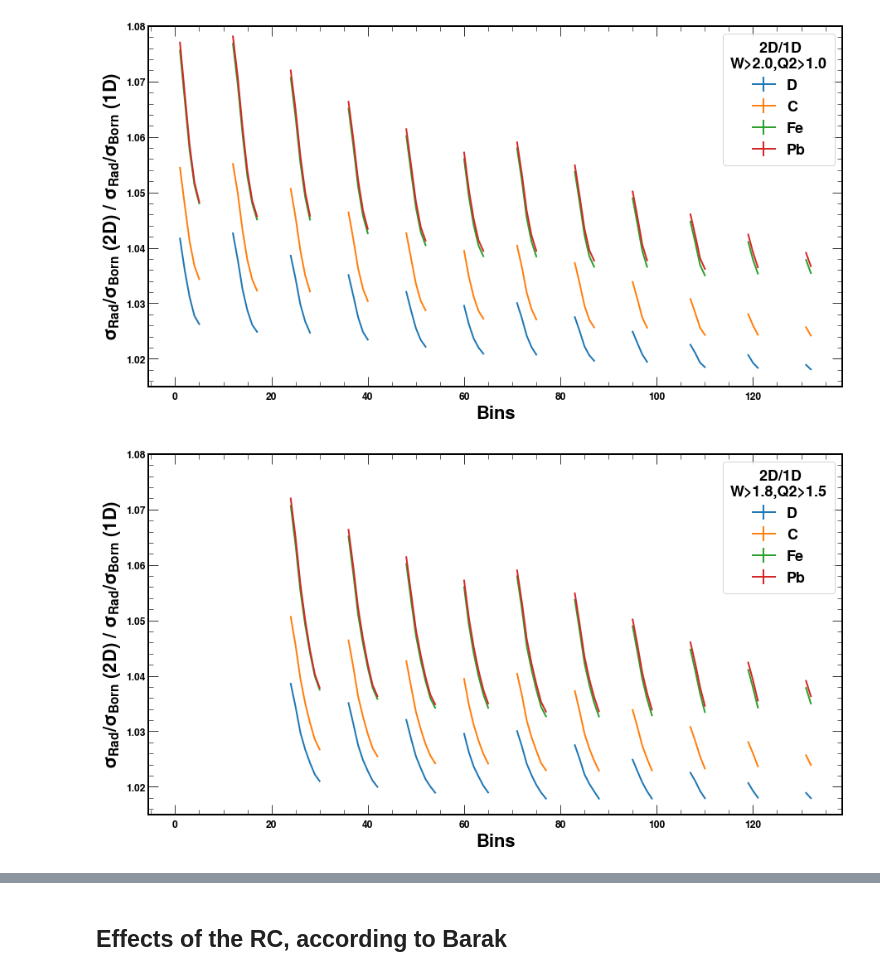
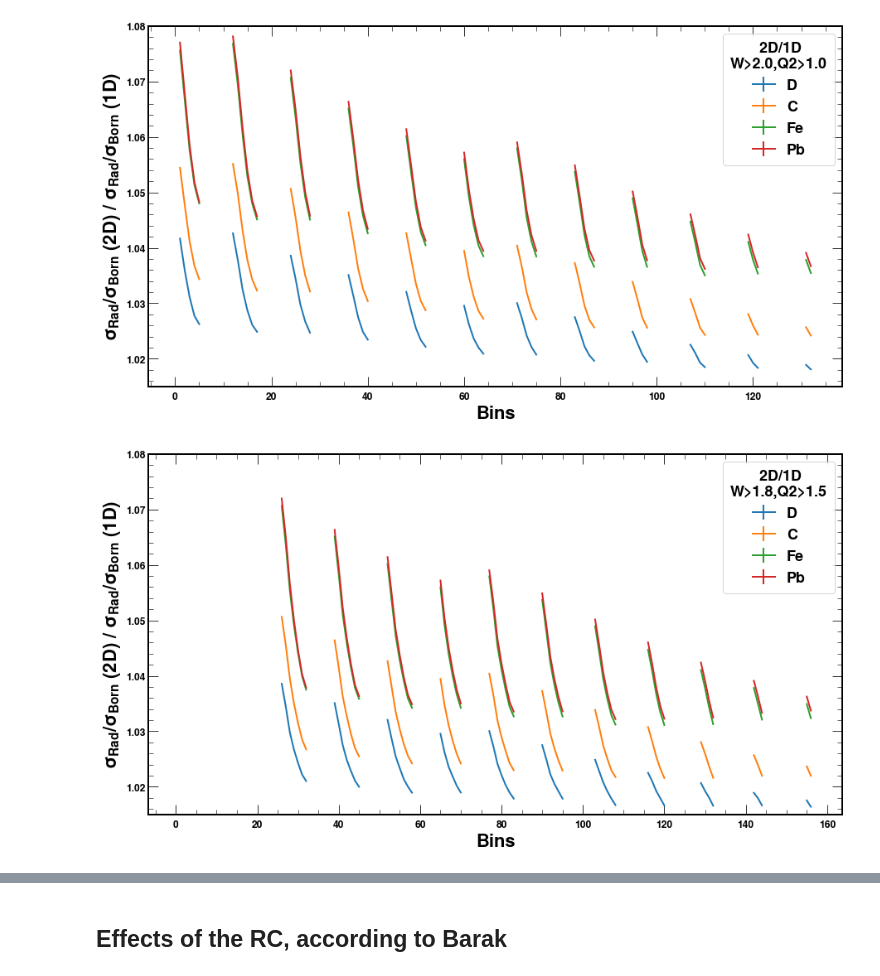
Before and after one commit to smoranvas/RC_studies, a Jupyter notebook: RC_studies.ipynb, the cells around one changed output, grey strips where cells are left out. Saved outputs shown, nothing was run; the diff lists cells and outputs as text; code cells hidden in the pictures.

```diff
--- a/RC_studies.ipynb
+++ b/RC_studies.ipynb
@@ -389,23 +657,23 @@ plt.show()
 # %% [output]
 [figure]
 # %%
-for i in range(132):
-    if (y['Pb_external_w18_q215_2Dim'][i] == 0):        y['Pb_external_w18_q215_2Dim'][i] = np.nan
-    if (y['C_external_w18_q215_2Dim'][i] == 0):         y['C_external_w18_q215_2Dim'][i] = np.nan
-    if (y['Fe_external_w18_q215_2Dim'][i] == 0):        y['Fe_external_w18_q215_2Dim'][i] = np.nan
-    if (y['D_external_w18_q215_2Dim'][i] == 0):         y['D_external_w18_q215_2Dim'][i] = np.nan
+for i in range(156):
+    if (y['Pb_external_w18_q215_2Dim_RC'][i] == 0):        y['Pb_external_w18_q215_2Dim_RC'][i] = np.nan
+    if (y['C_external_w18_q215_2Dim_RC'][i] == 0):         y['C_external_w18_q215_2Dim_RC'][i] = np.nan
+    if (y['Fe_external_w18_q215_2Dim_RC'][i] == 0):        y['Fe_external_w18_q215_2Dim_RC'][i] = np.nan
+    if (y['D_external_w18_q215_2Dim_RC'][i] == 0):         y['D_external_w18_q215_2Dim_RC'][i] = np.nan
 
 fig = plt.figure(figsize=(15,8))
 for target in ['D', 'C', 'Fe', 'Pb']:
-    plt.errorbar(x,y['%s_external_w18_q215_2Dim'%target],yerr=0,fmt='-',label=target)
+    plt.errorbar(x_2,y['%s_external_w18_q215_2Dim_RC'%target],yerr=0,fmt='-',label=target)
 plt.ylim([0.89,1.55])
 plt.xlabel('Bins',fontsize=22, fontweight='bold', loc='center')
 plt.ylabel('$\sigma_{Rad}/\sigma_{Born}$',fontsize=22, fontweight='bold', loc='center')
 plt.legend(title='         2D\nW>1.8,Q2>1.5',loc='best',ncol=1,frameon=True,fontsize=18,title_fontsize=18)
 plt.tick_params(axis='both', which='major', labelsize=12)
 plt.tick_params(axis='both', which='minor', labelsize=12)
-plt.savefig('RC_External_w18_q215_2D_132Bins.pdf', bbox_inches='tight')
-plt.savefig('RC_External_w18_q215_2D_132Bins.png', bbox_inches='tight')
+plt.savefig('RC_External_w18_q215_2D_156Bins.pdf', bbox_inches='tight')
+plt.savefig('RC_External_w18_q215_2D_156Bins.png', bbox_inches='tight')
 
 
 
@@ -415,13 +683,13 @@ plt.show()
 # %%
 for i in range(132):
-    if (y['Pb_external_w20_q210_2Dim'][i] == 0):        y['Pb_external_w20_q210_2Dim'][i] = np.nan
-    if (y['C_external_w20_q210_2Dim'][i] == 0):         y['C_external_w20_q210_2Dim'][i] = np.nan
-    if (y['Fe_external_w20_q210_2Dim'][i] == 0):        y['Fe_external_w20_q210_2Dim'][i] = np.nan
-    if (y['D_external_w20_q210_2Dim'][i] == 0):         y['D_external_w20_q210_2Dim'][i] = np.nan
+    if (y['Pb_external_w20_q210_2Dim_RC'][i] == 0):        y['Pb_external_w20_q210_2Dim_RC'][i] = np.nan
+    if (y['C_external_w20_q210_2Dim_RC'][i] == 0):         y['C_external_w20_q210_2Dim_RC'][i] = np.nan
+    if (y['Fe_external_w20_q210_2Dim_RC'][i] == 0):        y['Fe_external_w20_q210_2Dim_RC'][i] = np.nan
+    if (y['D_external_w20_q210_2Dim_RC'][i] == 0):         y['D_external_w20_q210_2Dim_RC'][i] = np.nan
 
 fig = plt.figure(figsize=(15,8))
 for target in ['D', 'C', 'Fe', 'Pb']:
-    plt.errorbar(x,y['%s_external_w20_q210_2Dim'%target],yerr=0,fmt='-',label=target)
+    plt.errorbar(x,y['%s_external_w20_q210_2Dim_RC'%target],yerr=0,fmt='-',label=target)
 plt.ylim([0.89,1.65])
 plt.xlabel('Bins',fontsize=22, fontweight='bold', loc='center')
 plt.ylabel('$\sigma_{Rad}/\sigma_{Born}$',fontsize=22, fontweight='bold', loc='center')
@@ -440,7 +708,8 @@ plt.show()
 # %%
 fig = plt.figure(figsize=(15,8))
 for target in ['D', 'C', 'Fe', 'Pb']:
-    plt.errorbar(x,y['%s_external_w20_q210_2Dim'%target]/y['%s_external_w20_q210_1Dim'%target],yerr=0,fmt='-',label=target, lw=2)
+    plt.errorbar(x,y['%s_external_w20_q210_2Dim_RC'%target]/y['%s_external_w20_q210_1Dim_RC'%target],yerr=0,
+                 fmt='-',label=target, lw=2)
 plt.ylim([1.015,1.08])
 plt.xlabel('Bins',fontsize=22, fontweight='bold', loc='center')
 plt.ylabel('$\sigma_{Rad}/\sigma_{Born}$ (2D) / $\sigma_{Rad}/\sigma_{Born}$ (1D)',fontsize=22, fontweight='bold', loc='center')
@@ -456,16 +725,18 @@ plt.show()
 # %%
 fig = plt.figure(figsize=(15,8))
 for target in ['D', 'C', 'Fe', 'Pb']:
-    plt.errorbar(x,y['%s_external_w18_q215_2Dim'%target]/y['%s_external_w18_q215_1Dim'%target],yerr=0,fmt='-',label=target, lw=2)
+    plt.errorbar(x_2,y['%s_external_w18_q215_2Dim_RC'%target]/y['%s_external_w18_q215_1Dim_RC'%target],
+                 yerr=0,fmt='-',label=target, lw=2)
 plt.ylim([1.015,1.08])
 plt.xlabel('Bins',fontsize=22, fontweight='bold', loc='center')
-plt.ylabel('$\sigma_{Rad}/\sigma_{Born}$ (2D) / $\sigma_{Rad}/\sigma_{Born}$ (1D)',fontsize=22, loc='center', fontweight='bold')
+plt.ylabel('$\sigma_{Rad}/\sigma_{Born}$ (2D) / $\sigma_{Rad}/\sigma_{Born}$ (1D)',fontsize=22, loc='center',
+           fontweight='bold')
 plt.legend(title='       2D/1D\nW>1.8,Q2>1.5',loc='best',ncol=1,frameon=True,fontsize=18,title_fontsize=18)
 plt.tick_params(axis='both', which='major', labelsize=12)
 plt.tick_params(axis='both', which='minor', labelsize=12)
-plt.savefig('RC_External_w18_q215_2Dto1Dratio_132Bins.pdf', bbox_inches='tight')
-plt.savefig('RC_External_w18_q215_2Dto1Dratio_132Bins.png', bbox_inches='tight')
+plt.savefig('RC_External_w18_q215_2Dto1Dratio_156Bins.pdf', bbox_inches='tight')
+plt.savefig('RC_External_w18_q215_2Dto1Dratio_156Bins.png', bbox_inches='tight')
 
 plt.show()
 # %% [output]
-[figure, old version]
+[figure, new version]
```
Also changed, not shown: parts of 54 cells of this notebook.
